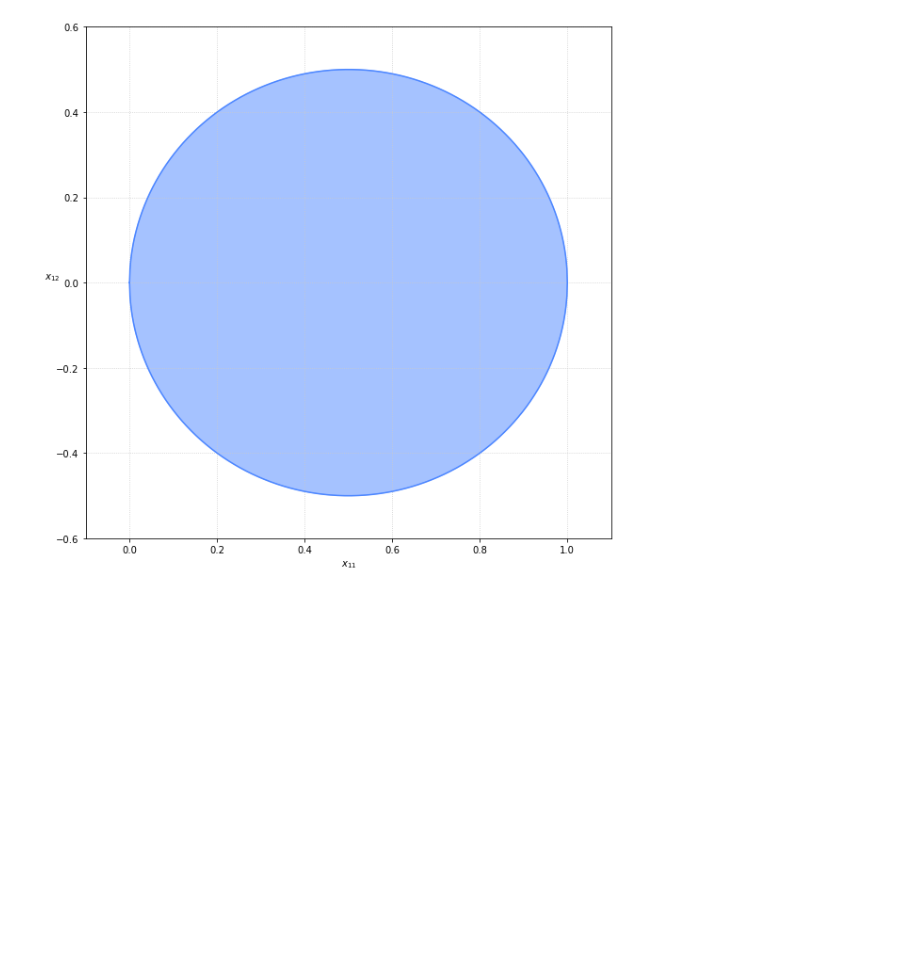
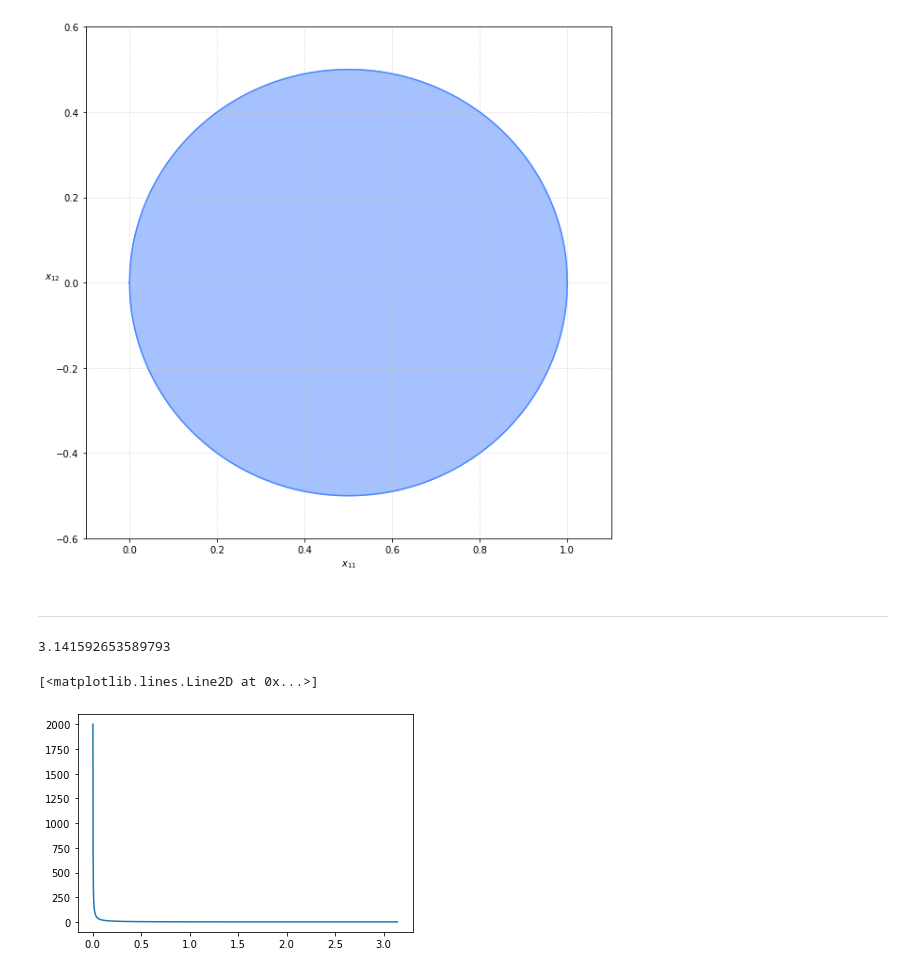
Before and after one commit to c0n73x7/D1PL0MK4, a Jupyter notebook: images/plots.ipynb, the cells around one changed output. Saved outputs shown, nothing was run; the diff lists cells and outputs as text; code cells hidden in the pictures; blank space fills up the shorter version.

```diff
--- a/images/plots.ipynb
+++ b/images/plots.ipynb
@@ -62,3 +62,19 @@ plt.ylabel(r'$x_{12}$', rotation = 0)
 plt.savefig('ex3.png')
 # %% [output]
 [figure]
+# %% [markdown]
+---
+# %%
+np.pi
+# %% [output]
+3.141592653589793
+# %%
+eps = 0.001
+
+x11 = np.arange(eps, np.pi + eps, eps)
+x12 = x11 / (1 - np.cos(x11))
+# %%
+plt.plot(x11,x12)
+# %% [output]
+[<matplotlib.lines.Line2D at 0x...>]
+[figure, added]
```
Also changed, not shown: parts of 1 cell of this notebook, 8 other files.
